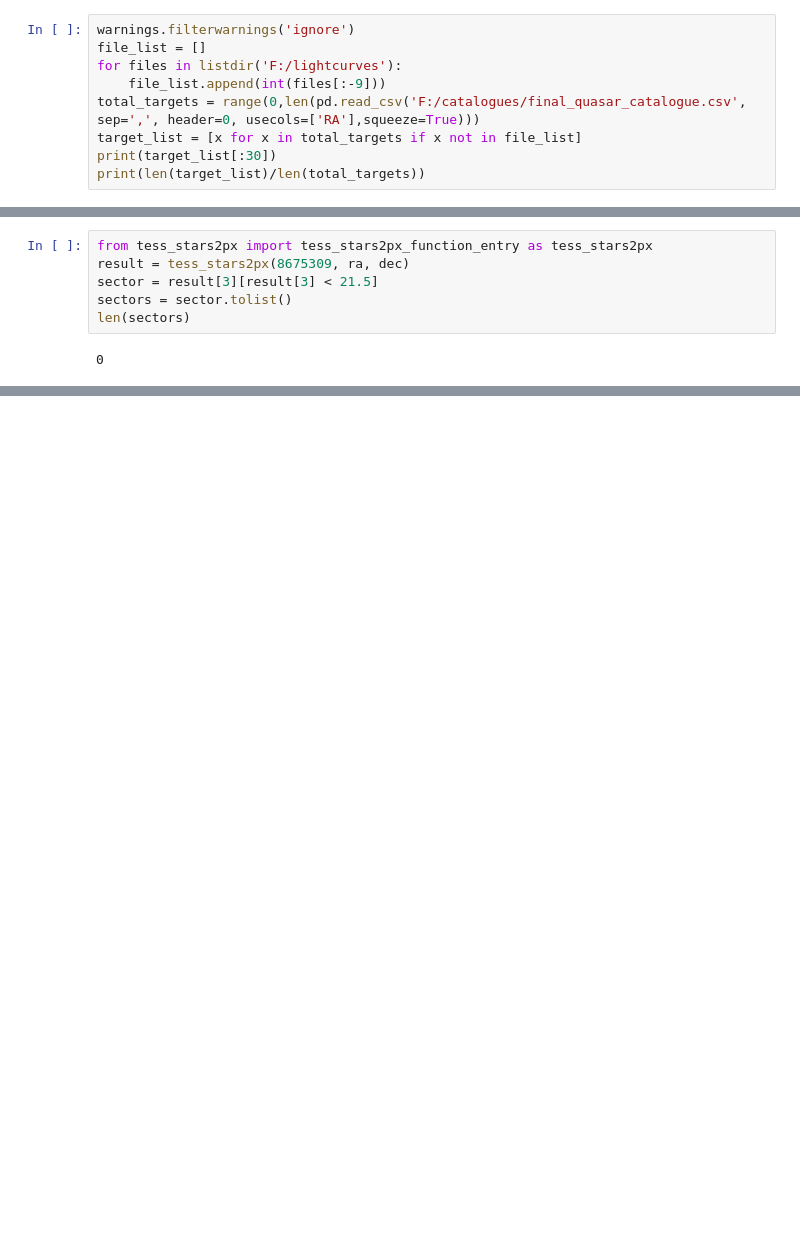
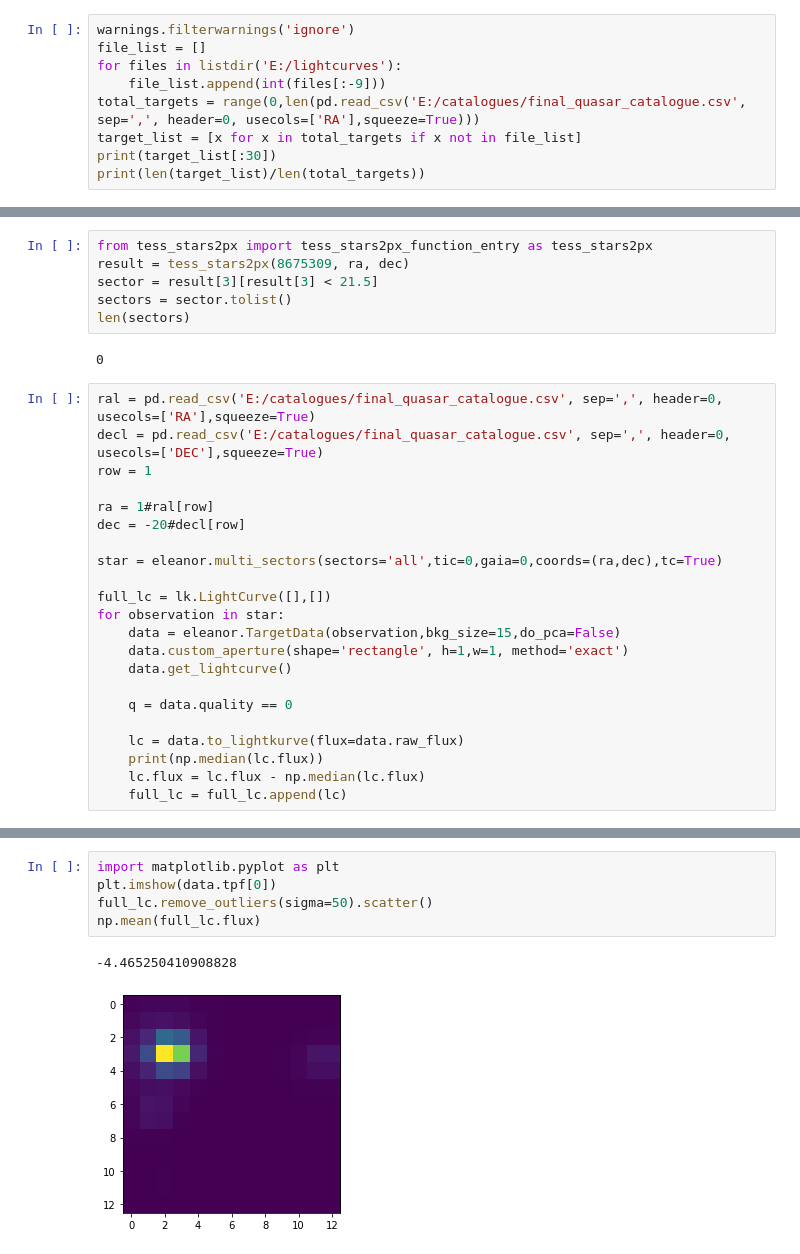
Before and after one commit to AlexanderEvitt/QuasVar, a Jupyter notebook: Code/generate_lightcurve.ipynb, the cells around one changed output, grey strips where cells are left out. Saved outputs shown, nothing was run; the diff lists cells and outputs as text; blank space fills up the shorter version.

Commit message:
Spectra processing
General improvements plus seeing if we can do some work with spectra instead of lightcurves

```diff
--- a/Code/generate_lightcurve.ipynb
+++ b/Code/generate_lightcurve.ipynb
@@ -13,9 +13,9 @@ On POSIX system: make sure gzip is installed and in your path!On Windows: same f
 # %%
 warnings.filterwarnings('ignore')
 file_list = []
-for files in listdir('F:/lightcurves'):
+for files in listdir('E:/lightcurves'):
     file_list.append(int(files[:-9]))
-total_targets = range(0,len(pd.read_csv('F:/catalogues/final_quasar_catalogue.csv', sep=',', header=0, usecols=['RA'],squeeze=True)))
+total_targets = range(0,len(pd.read_csv('E:/catalogues/final_quasar_catalogue.csv', sep=',', header=0, usecols=['RA'],squeeze=True)))
 target_list = [x for x in total_targets if x not in file_list]
 print(target_list[:30])
 print(len(target_list)/len(total_targets))
@@ -73,3 +65,25 @@ sectors = sector.tolist()
 len(sectors)
 # %% [output]
 0
+# %%
+ral = pd.read_csv('E:/catalogues/final_quasar_catalogue.csv', sep=',', header=0, usecols=['RA'],squeeze=True)
+decl = pd.read_csv('E:/catalogues/final_quasar_catalogue.csv', sep=',', header=0, usecols=['DEC'],squeeze=True)
+row = 1
+
+ra = 1#ral[row]
+dec = -20#decl[row]
+
+star = eleanor.multi_sectors(sectors='all',tic=0,gaia=0,coords=(ra,dec),tc=True)
+
+full_lc = lk.LightCurve([],[])
+for observation in star:
+    data = eleanor.TargetData(observation,bkg_size=15,do_pca=False)
+    data.custom_aperture(shape='rectangle', h=1,w=1, method='exact')
+    data.get_lightcurve()
+
+    q = data.quality == 0
+
+    lc = data.to_lightkurve(flux=data.raw_flux)
+    print(np.median(lc.flux))
+    lc.flux = lc.flux - np.median(lc.flux)
+    full_lc = full_lc.append(lc)
@@ -75,0 +98,8 @@ len(sectors)
+# %%
+import matplotlib.pyplot as plt
+plt.imshow(data.tpf[0])
+full_lc.remove_outliers(sigma=50).scatter()
+np.mean(full_lc.flux)
+# %% [output]
+-4.465250410908828
+[figure, added]
```
Also changed, not shown: parts of 9 cells of this notebook, 22 other files.
